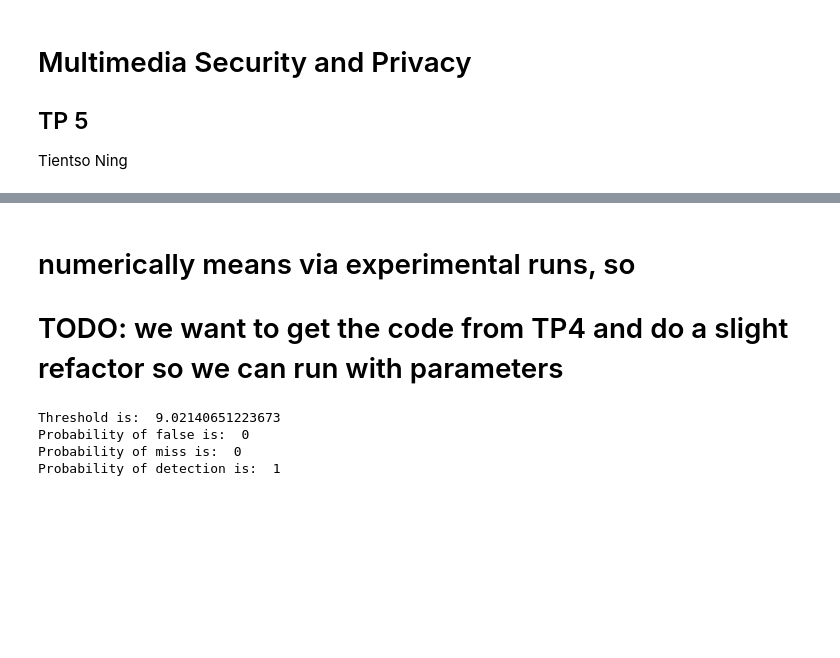
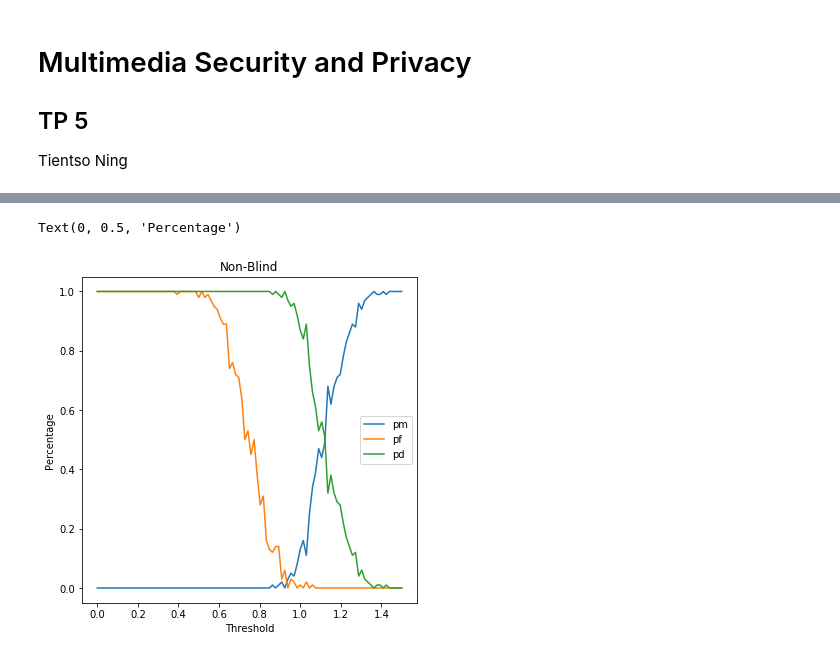
Before and after one commit to kensekense/unige-spring-2020, a Jupyter notebook: privacy/tp5/tp5_privacy_kense.ipynb, the cells around one changed output, grey strips where cells are left out. Cells and saved outputs as stored; diff of their text form; code cells hidden in the pictures; blank space fills up the shorter version.

```diff
--- a/privacy/tp5/tp5_privacy_kense.ipynb
+++ b/privacy/tp5/tp5_privacy_kense.ipynb
@@ -17,59 +18,37 @@ plt.imshow(x, cmap="Greys_r")
 [figure]
-# %% [markdown]
-# numerically means via experimental runs, so
-# TODO: we want to get the code from TP4 and do a slight refactor so we can run with parameters
 # %%
 #define a function that embeds a watermark to an image and returns the image
-def create_wm (size, density):
+def create_wm (size, density, strength):
 
     #create a uniform distributed -1/1s
     w_ = np.random.randint(0,2,(size))
-    w_[w_ < 1] = -1
+    w_[w_ < 1] = -strength
+    w_[w_ == 1] = strength
 
     #random sampling of density
     assert density > 0 and density < 1
     q_ = np.copy(w_).flatten()
     for i in range(0,len(q_)):
         roll = np.random.random()
-        if roll < density:
+        if roll > density:
             q_[i] = 0
     q_ = np.reshape(q_, w_.shape)
     w_ = q_
     return w_
 
-def rho_non_blind (y, x, w_, density):
+def rho_non_blind (y, x, w_, z, density):
     '''
     given an embedded-watermarked image y, find the rho value with non-blind
     '''
-    z = np.random.random((y.shape))
     v = y + z
     w_nonblind = v-x
     return np.sum(np.multiply(w_nonblind, w_))/(w_.shape[0]*w_.shape[1]*density)
 
-def rho_blind (y, w_, density):
+def rho_blind (y, w_, z, density):
     '''
     given an embedded-watermarked image y, find the rho value with blind
     '''
-    z = np.random.random((y.shape))
     v = y + z
     v_ = ndimage.uniform_filter(v, size=4)
     w_blind = v - v_
     return np.sum(np.multiply(w_blind, w_))/(w_.shape[0]*w_.shape[1]*density)
-# %%
-#determine numerically probability of false, miss, and detection
-w_ = create_wm(x.shape, 0.1)
-y = x + w_
-threshold = rho_non_blind(y, x, w_, 0.1)
-pf = 0
-pm = 0
-pd = 1-pm
-
-print("Threshold is: ", threshold)
-print("Probability of false is: ", pf)
-print("Probability of miss is: ", pm)
-print("Probability of detection is: ", pd)
-# %% [output]
-Threshold is:  9.02140651223673
-Probability of false is:  0
-Probability of miss is:  0
-Probability of detection is:  1
@@ -77,0 +107,13 @@ Probability of detection is:  1
+# %%
+#plot the estimated curve of probabilities as a function of T_rho_non-blind
+plt.figure(figsize=(6,6))
+plt.plot(thresholds,pm_wm_nb, label="pm")
+plt.plot(thresholds,pf_wm_nb, label="pf")
+plt.plot(thresholds,pd_wm_nb, label="pd")
+plt.legend()
+plt.title("Non-Blind")
+plt.xlabel("Threshold")
+plt.ylabel("Percentage")
+# %% [output]
+Text(0, 0.5, 'Percentage')
+[figure, added]
```
Also changed, not shown: parts of 13 cells of this notebook, 1 other file.
